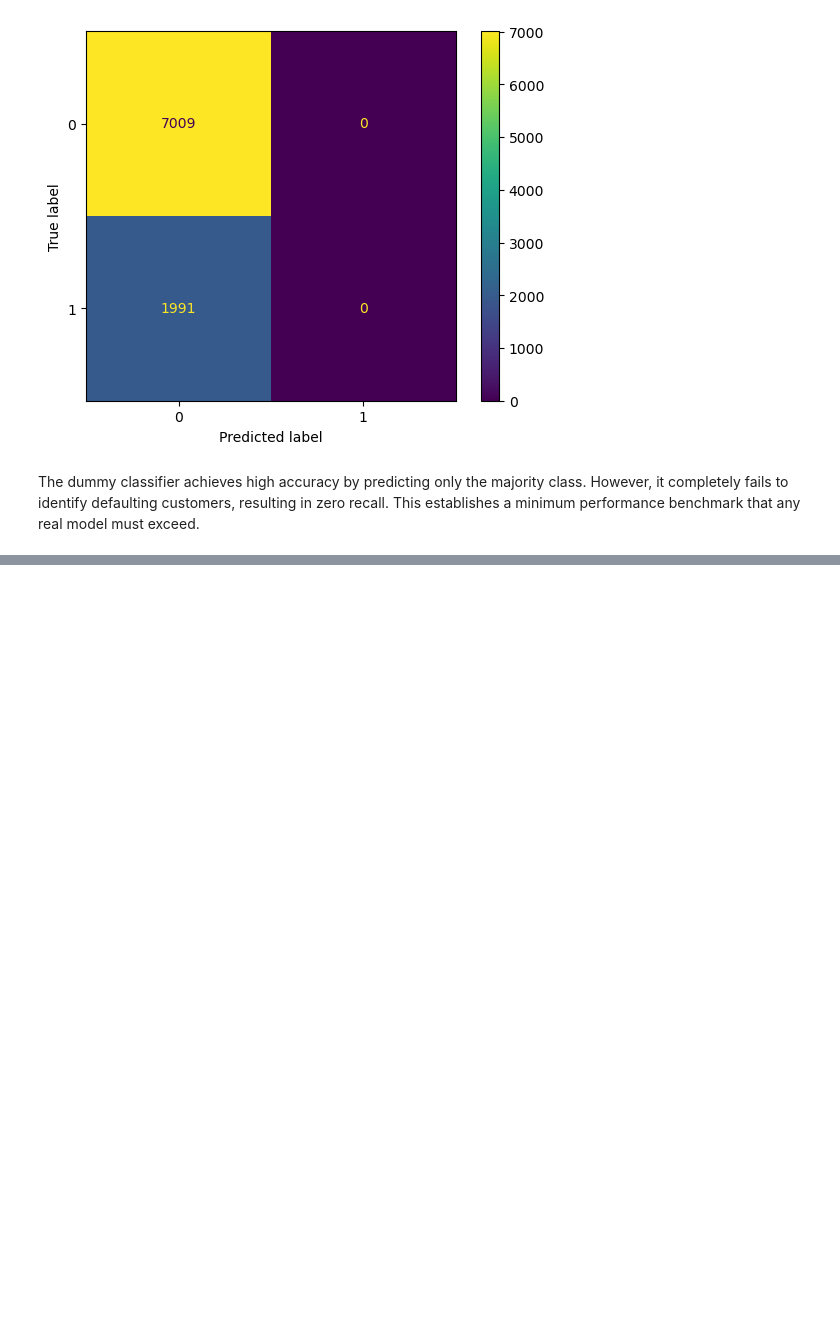
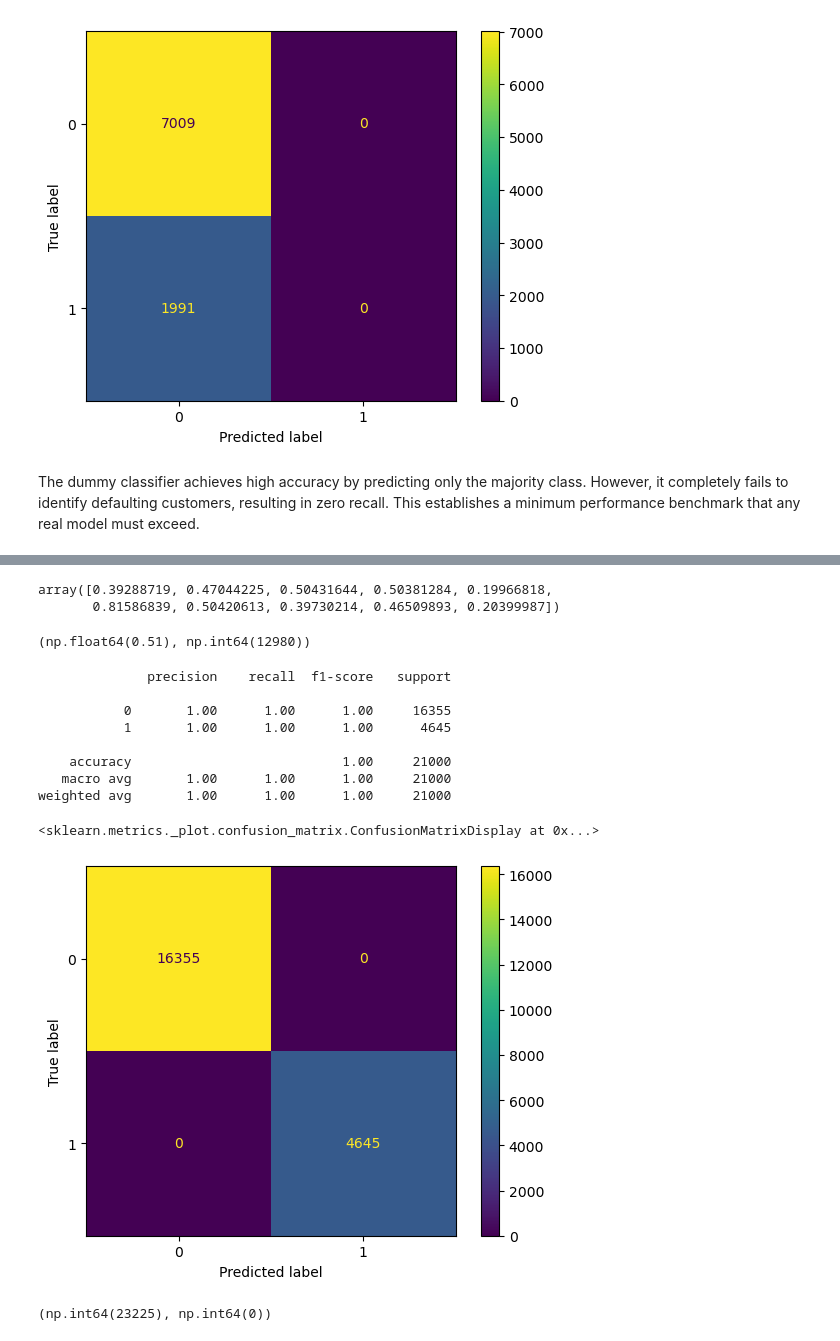
Before and after one commit to bbarafat/credit_risk_ml, a Jupyter notebook: notebooks/exploration.ipynb, the cells around one changed output, grey strips where cells are left out. Cells and saved outputs as stored; diff of their text form; code cells hidden in the pictures; blank space fills up the shorter version.

Commit message:
added logistic regression model

```diff
--- a/notebooks/exploration.ipynb
+++ b/notebooks/exploration.ipynb
@@ -335,0 +401,2 @@ This establishes a minimum performance benchmark that any real model must exceed
+# %%
+logreg_pipe.fit(X_train, y_train)
@@ -335,0 +421,60 @@ This establishes a minimum performance benchmark that any real model must exceed
+# %%
+from sklearn.model_selection import StratifiedKFold
+
+cv = StratifiedKFold(
+    n_splits=5,
+    shuffle=True,
+    random_state=42
+)
+# %%
+from sklearn.model_selection import cross_val_predict
+
+y_train_prob = cross_val_predict(
+    logreg_pipe,
+    X_train,
+    y_train,
+    cv=cv,
+    method="predict_proba"
+)[:, 1]
+
+y_train_prob[:10]
+# %% [output]
+array([0.39288719, 0.47044225, 0.50431644, 0.50381284, 0.19966818,
+       0.81586839, 0.50420613, 0.39730214, 0.46509893, 0.20399987])
+# %%
+thresholds = np.linspace(0.01, 0.99, 99)
+
+opt_threshold, min_cost = find_optimal_threshold(
+    y_true=y_train,
+    y_prob=y_train_prob,
+    thresholds=thresholds
+)
+
+opt_threshold, min_cost
+# %% [output]
+(np.float64(0.51), np.int64(12980))
+# %%
+y_train_pred_opt = predict_with_threshold(y_train, opt_threshold)
+
+print(classification_report(y_train, y_train_pred_opt))
+ConfusionMatrixDisplay.from_predictions(y_train, y_train_pred_opt)
+# %% [output]
+              precision    recall  f1-score   support
+
+           0       1.00      1.00      1.00     16355
+           1       1.00      1.00      1.00      4645
+
+    accuracy                           1.00     21000
+   macro avg       1.00      1.00      1.00     21000
+weighted avg       1.00      1.00      1.00     21000
+<sklearn.metrics._plot.confusion_matrix.ConfusionMatrixDisplay at 0x...>
+[figure, added]
+# %%
+dummy_val_pred = dummy_pipe.predict(X_train)
+
+dummy_cost = expected_cost(y_train, dummy_val_pred, 1, 5)
+logreg_cost = expected_cost(y_train, y_train_pred_opt, 1, 5)
+
+dummy_cost, logreg_cost
+# %% [output]
+(np.int64(23225), np.int64(0))
```
Also changed, not shown: parts of 13 cells of this notebook.
